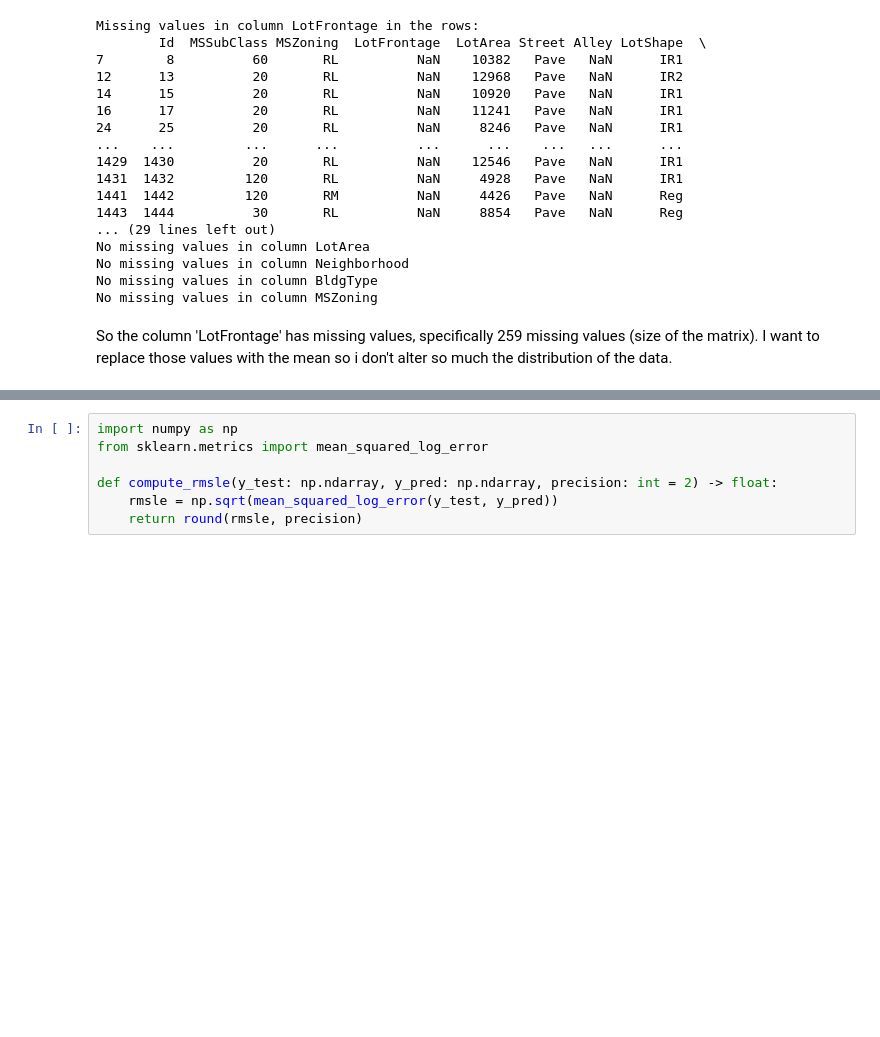
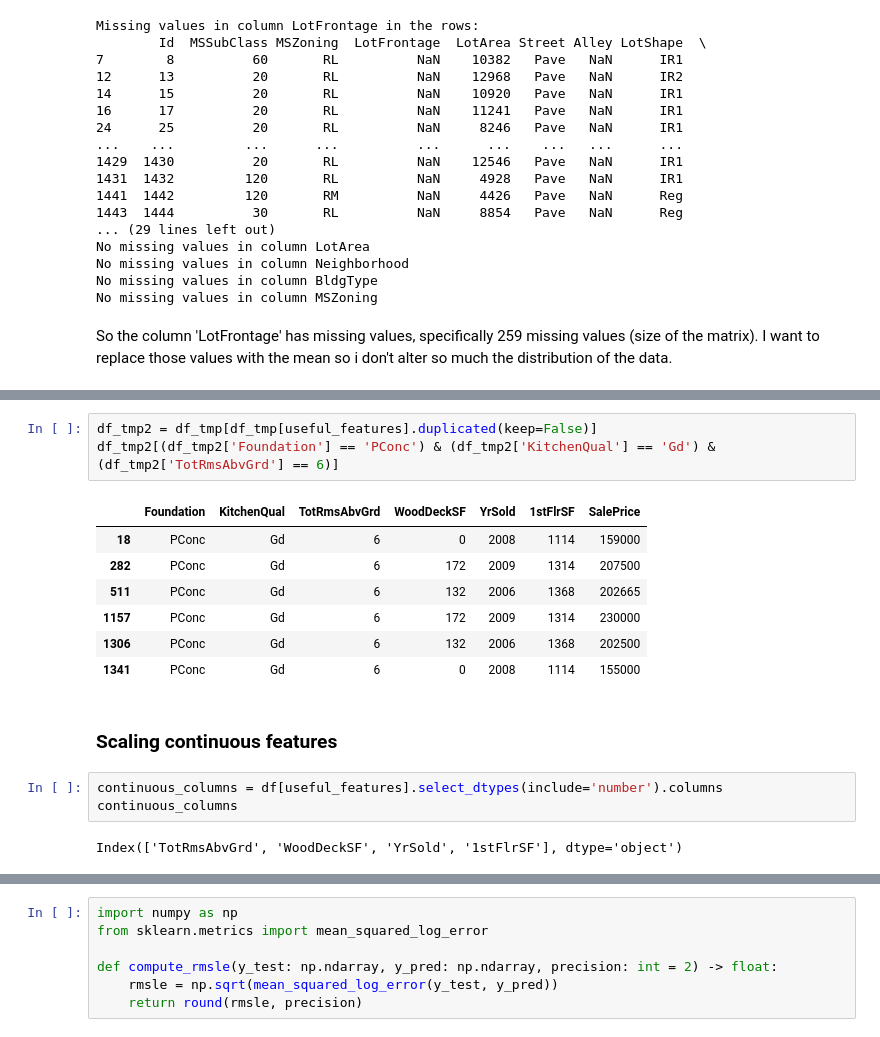
Before and after one commit to pyagoes/dsp-paula-yago, a Jupyter notebook: notebooks/house-prices-modeling.ipynb, the cells around one changed output, grey strips where cells are left out. Saved outputs shown, nothing was run; the diff lists cells and outputs as text; blank space fills up the shorter version.

```diff
--- a/notebooks/house-prices-modeling.ipynb
+++ b/notebooks/house-prices-modeling.ipynb
@@ -161,0 +196,18 @@ test['MSZoning'].fillna(mean_lotfrontage_test, inplace=True)
+# %%
+df_tmp2 = df_tmp[df_tmp[useful_features].duplicated(keep=False)]
+df_tmp2[(df_tmp2['Foundation'] == 'PConc') & (df_tmp2['KitchenQual'] == 'Gd') & (df_tmp2['TotRmsAbvGrd'] == 6)]
+# %% [output]
+|  | Foundation | KitchenQual | TotRmsAbvGrd | WoodDeckSF | YrSold | 1stFlrSF | SalePrice |
+| 18 | PConc | Gd | 6 | 0 | 2008 | 1114 | 159000 |
+| 282 | PConc | Gd | 6 | 172 | 2009 | 1314 | 207500 |
+| 511 | PConc | Gd | 6 | 132 | 2006 | 1368 | 202665 |
+| 1157 | PConc | Gd | 6 | 172 | 2009 | 1314 | 230000 |
+| 1306 | PConc | Gd | 6 | 132 | 2006 | 1368 | 202500 |
+| 1341 | PConc | Gd | 6 | 0 | 2008 | 1114 | 155000 |
+# %% [markdown]
+### Scaling continuous features
+# %%
+continuous_columns = df[useful_features].select_dtypes(include='number').columns
+continuous_columns
+# %% [output]
+Index(['TotRmsAbvGrd', 'WoodDeckSF', 'YrSold', '1stFlrSF'], dtype='object')
```
Also changed, not shown: parts of 41 cells of this notebook, 1 other file.
